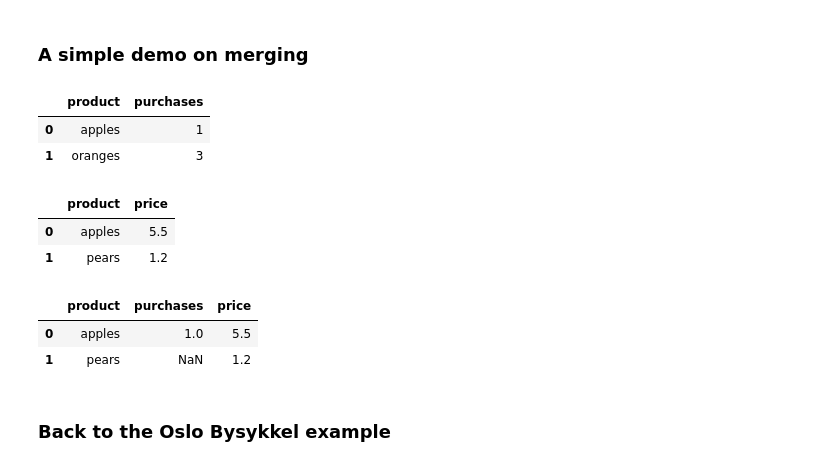
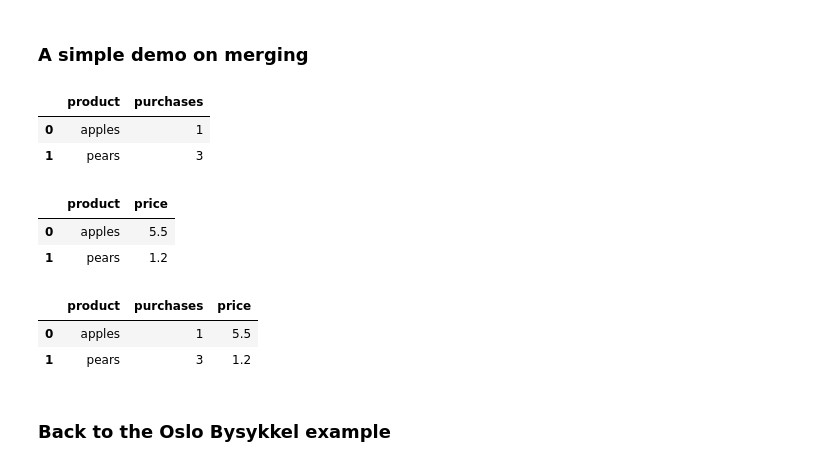
Before and after one commit to BI-DS/GRA4157, a Jupyter notebook: lectures/04-pandas/Pandas.ipynb, the cells around one changed output. Drawn from its saved outputs; the diff is of its cells as text; code cells hidden in the pictures.

```diff
--- a/lectures/04-pandas/Pandas.ipynb
+++ b/lectures/04-pandas/Pandas.ipynb
@@ -1293,12 +1309,12 @@ The arguments mean the following:
 # %% [markdown]
 ###  A simple demo on merging
 # %%
-purchases = pd.DataFrame({"product": ["apples", "oranges"], "purchases": [1, 3]})
+purchases = pd.DataFrame({"product": ["apples", "pears"], "purchases": [1, 3]})
 purchases
 # %% [output]
 |  | product | purchases |
 | 0 | apples | 1 |
-| 1 | oranges | 3 |
+| 1 | pears | 3 |
 # %%
 prices = pd.DataFrame({"product": ["apples", "pears"], "price": [5.5, 1.2]})
 prices
@@ -1310,8 +1326,8 @@ prices
 pd.merge(purchases, prices, how="right", left_on="product", right_on="product")
 # %% [output]
 |  | product | purchases | price |
-| 0 | apples | 1.0 | 5.5 |
-| 1 | pears | NaN | 1.2 |
+| 0 | apples | 1 | 5.5 |
+| 1 | pears | 3 | 1.2 |
 # %% [markdown]
 ### Back to the Oslo Bysykkel example
 # %% [markdown]
```
Also changed, not shown: parts of 6 cells of this notebook.
